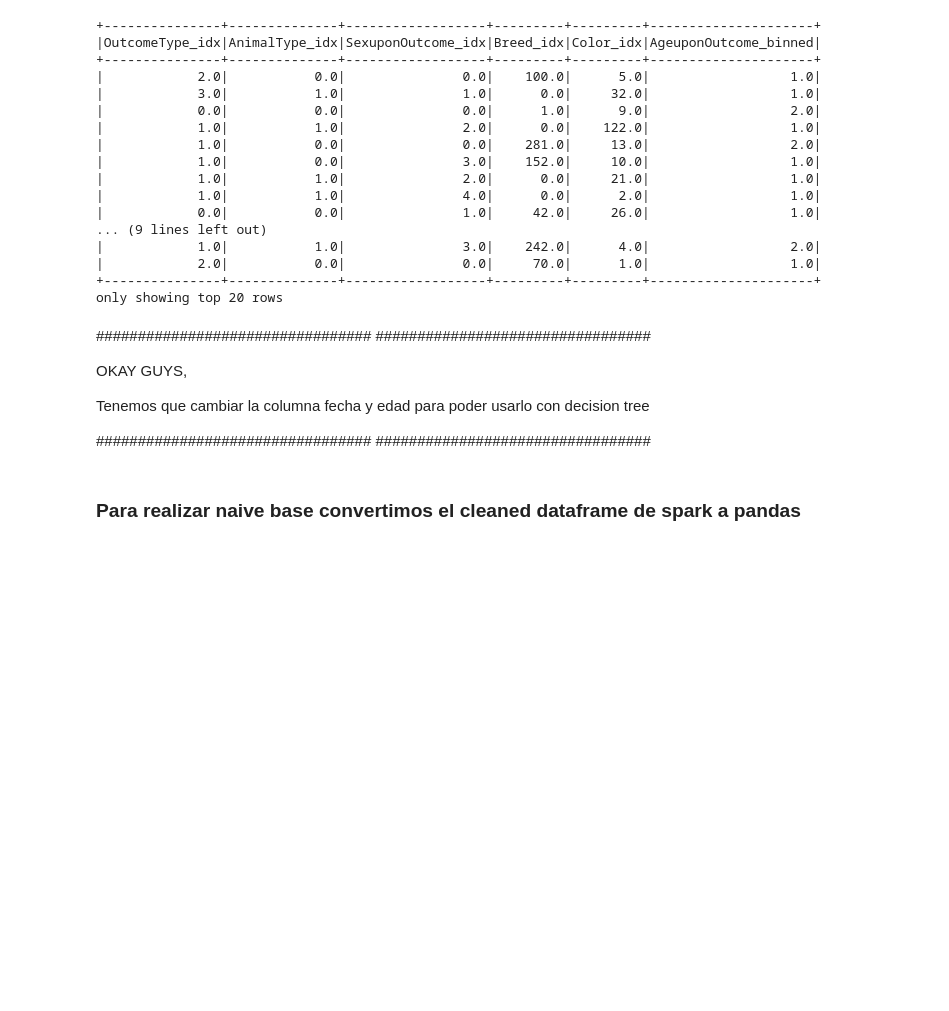
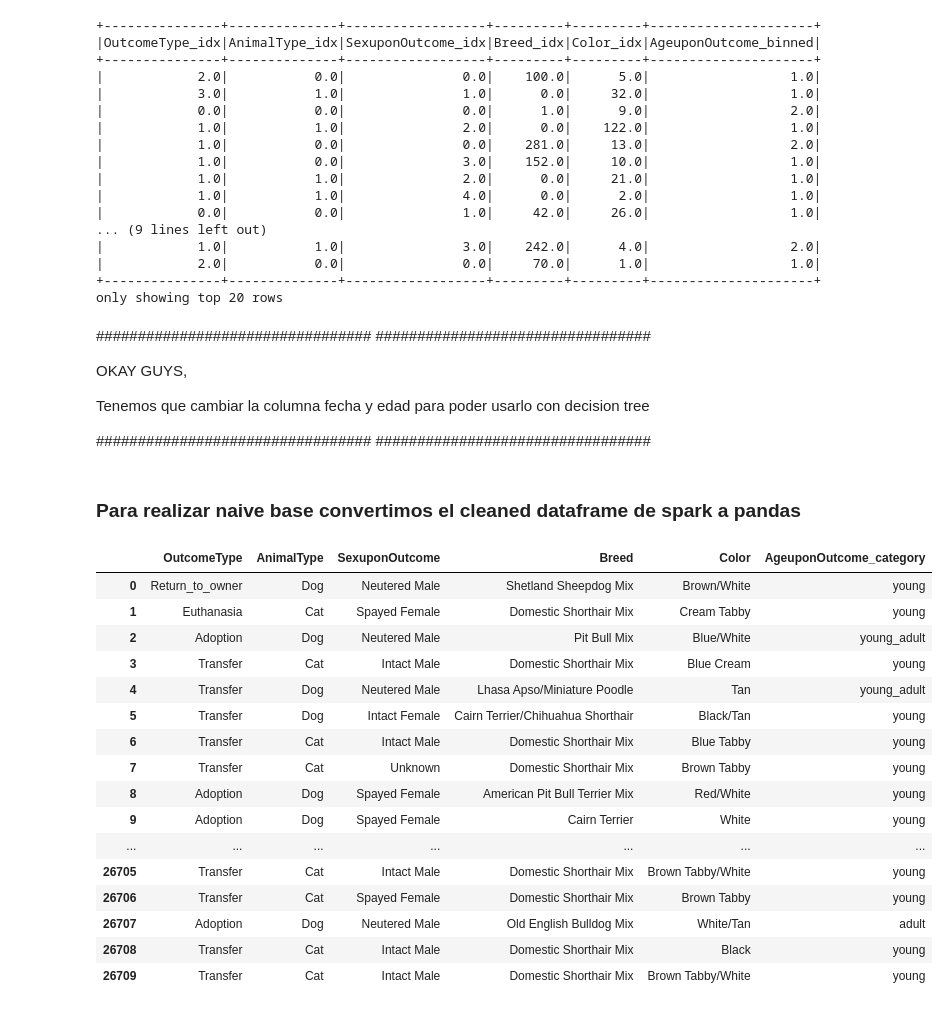
Before and after one commit to acollazomayer/Proyecto-BigData, a Jupyter notebook: Proyecto.ipynb, the cells around one changed output. Drawn from its saved outputs; the diff is of its cells as text; code cells hidden in the pictures; blank space fills up the shorter version.

Commit message:
cleaned pandas df

```diff
--- a/Proyecto.ipynb
+++ b/Proyecto.ipynb
@@ -279,9 +282,24 @@ Tenemos que cambiar la columna fecha y edad para poder usarlo con decision tree
 ### Para realizar naive base convertimos el cleaned dataframe de spark a pandas
 # %%
 shelter_df_only_category = shelter_df_idx
-shelter_df_only_category.show()
-shelter_df_only_category = shelter_df_only_category.drop('OutcomeType_idx', 'AnimalType_idx', 'SexuponOutcome_idx', 'Breed_idx', 'Color_idx','AgeuponOutcome_binned')
-shelter_df_only_category.show()
-#shelter_df_only_category.registerTempTable("shelter")
-#sqlContext.sql("SELECT OutcomeType, AnimalType, SexuponOutcome, Breed, Color, AgeuponOutcome_binned FROM shelter").show()
+shelter_df_only_category = shelter_df_only_category.drop('DateTime', 'OutcomeType_idx', 'AnimalType_idx', 'SexuponOutcome_idx', 'Breed_idx', 'Color_idx','AgeuponOutcome_binned', 'Ageuponoutcome')
+shelter_cleaned_df = shelter_df_only_category.toPandas()
+shelter_cleaned_df
 # %% [output]
+|  | OutcomeType | AnimalType | SexuponOutcome | Breed | Color | AgeuponOutcome_category |
+| 0 | Return_to_owner | Dog | Neutered Male | Shetland Sheepdog Mix | Brown/White | young |
+| 1 | Euthanasia | Cat | Spayed Female | Domestic Shorthair Mix | Cream Tabby | young |
+| 2 | Adoption | Dog | Neutered Male | Pit Bull Mix | Blue/White | young_adult |
+| 3 | Transfer | Cat | Intact Male | Domestic Shorthair Mix | Blue Cream | young |
+| 4 | Transfer | Dog | Neutered Male | Lhasa Apso/Miniature Poodle | Tan | young_adult |
+| 5 | Transfer | Dog | Intact Female | Cairn Terrier/Chihuahua Shorthair | Black/Tan | young |
+| 6 | Transfer | Cat | Intact Male | Domestic Shorthair Mix | Blue Tabby | young |
+| 7 | Transfer | Cat | Unknown | Domestic Shorthair Mix | Brown Tabby | young |
+| 8 | Adoption | Dog | Spayed Female | American Pit Bull Terrier Mix | Red/White | young |
+| 9 | Adoption | Dog | Spayed Female | Cairn Terrier | White | young |
+| ... | ... | ... | ... | ... | ... | ... |
+| 26705 | Transfer | Cat | Intact Male | Domestic Shorthair Mix | Brown Tabby/White | young |
+| 26706 | Transfer | Cat | Spayed Female | Domestic Shorthair Mix | Brown Tabby | young |
+| 26707 | Adoption | Dog | Neutered Male | Old English Bulldog Mix | White/Tan | adult |
+| 26708 | Transfer | Cat | Intact Male | Domestic Shorthair Mix | Black | young |
+| 26709 | Transfer | Cat | Intact Male | Domestic Shorthair Mix | Brown Tabby/White | young |
```
Also changed, not shown: parts of 2 cells of this notebook.
